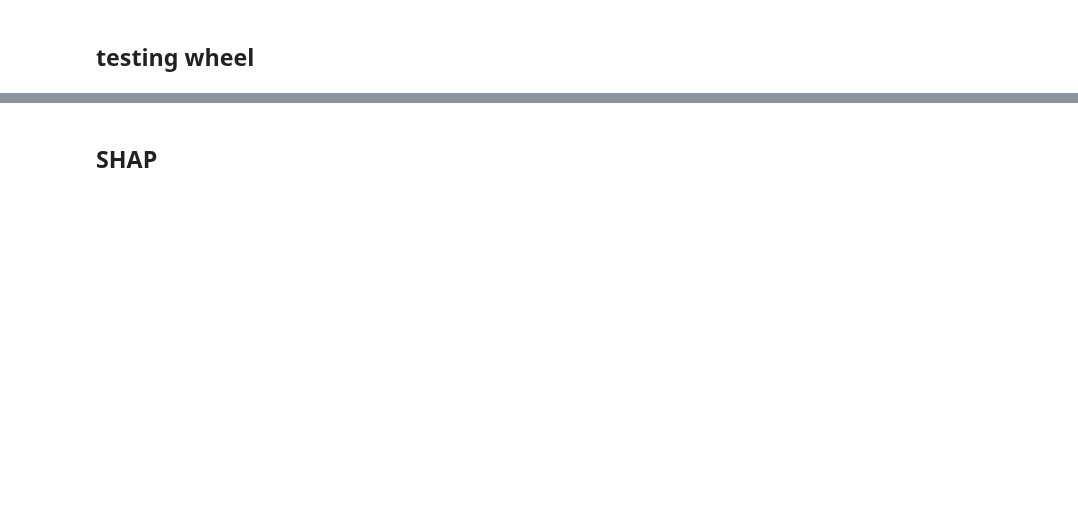
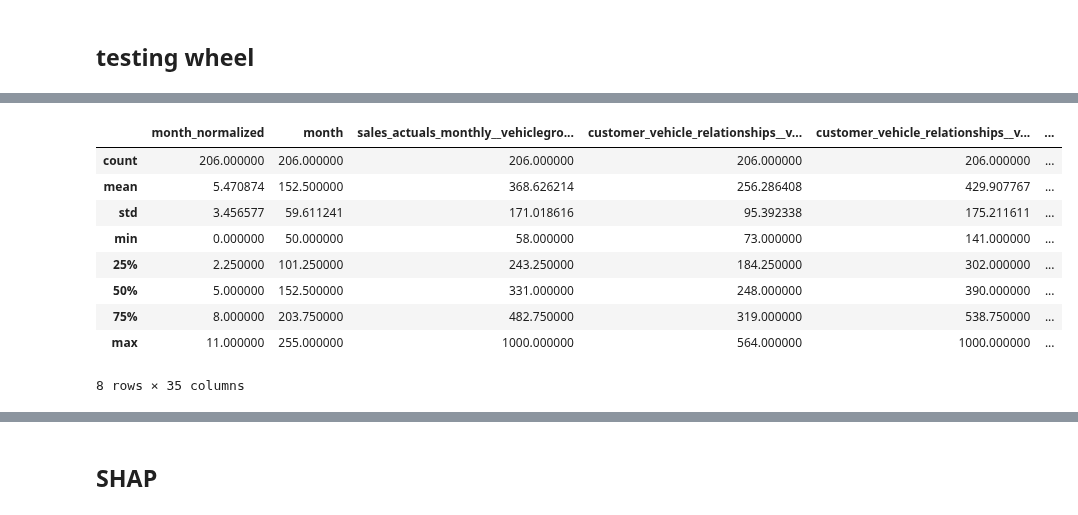
Before and after one commit to zuivu/porsche-forecast-sale, a Jupyter notebook: features_internal.ipynb, the cells around one changed output, grey strips where cells are left out. Cells and saved outputs as stored; diff of their text form; code cells hidden in the pictures; blank space fills up the shorter version.

```diff
--- a/features_internal.ipynb
+++ b/features_internal.ipynb
@@ -242,3 +230,16 @@ output_df.head(15)
+# %%
+output_df.describe()
+# %% [output]
+|  | month_normalized | month | sales_actuals_monthly__vehiclegro... | customer_vehicle_relationships__v... | customer_vehicle_relationships__v... | ... |
+| count | 206.000000 | 206.000000 | 206.000000 | 206.000000 | 206.000000 | ... |
+| mean | 5.470874 | 152.500000 | 368.626214 | 256.286408 | 429.907767 | ... |
+| std | 3.456577 | 59.611241 | 171.018616 | 95.392338 | 175.211611 | ... |
+| min | 0.000000 | 50.000000 | 58.000000 | 73.000000 | 141.000000 | ... |
+| 25% | 2.250000 | 101.250000 | 243.250000 | 184.250000 | 302.000000 | ... |
+| 50% | 5.000000 | 152.500000 | 331.000000 | 248.000000 | 390.000000 | ... |
+| 75% | 8.000000 | 203.750000 | 482.750000 | 319.000000 | 538.750000 | ... |
+| max | 11.000000 | 255.000000 | 1000.000000 | 564.000000 | 1000.000000 | ... |
+8 rows × 35 columns
 # %%
 output_df.isna().sum()
 # %% [output]
```
Also changed, not shown: parts of 18 cells of this notebook, 1 other file.
